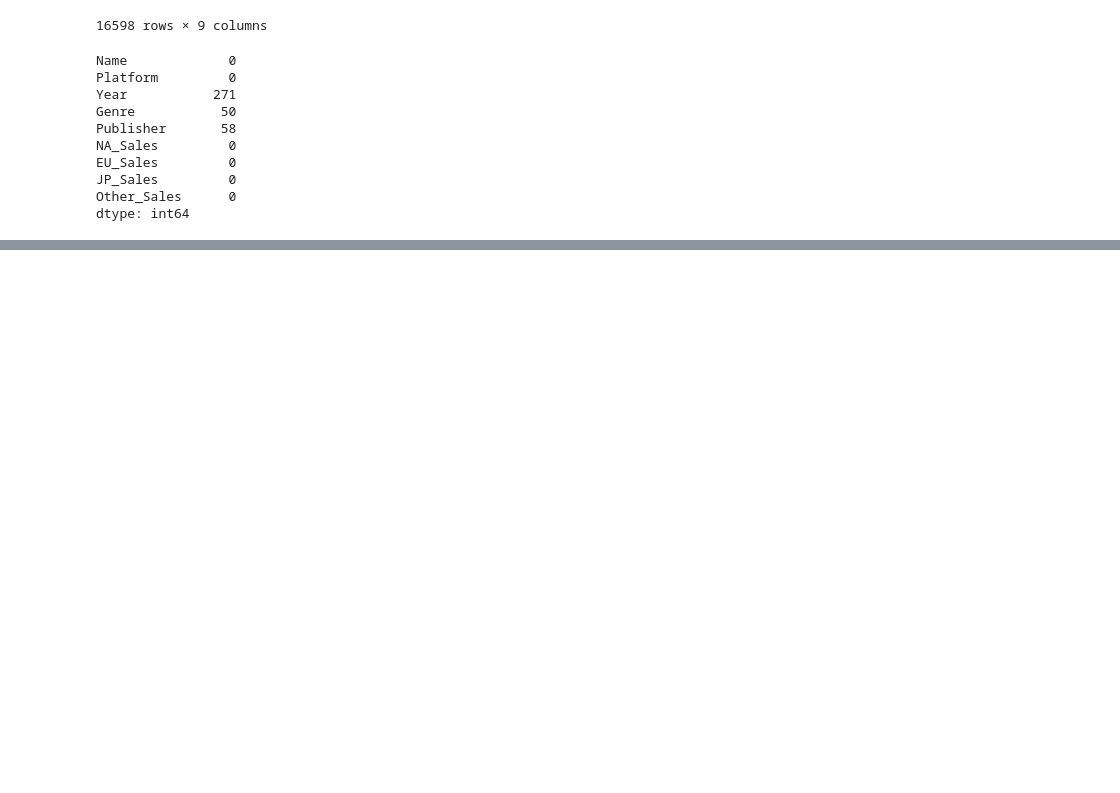
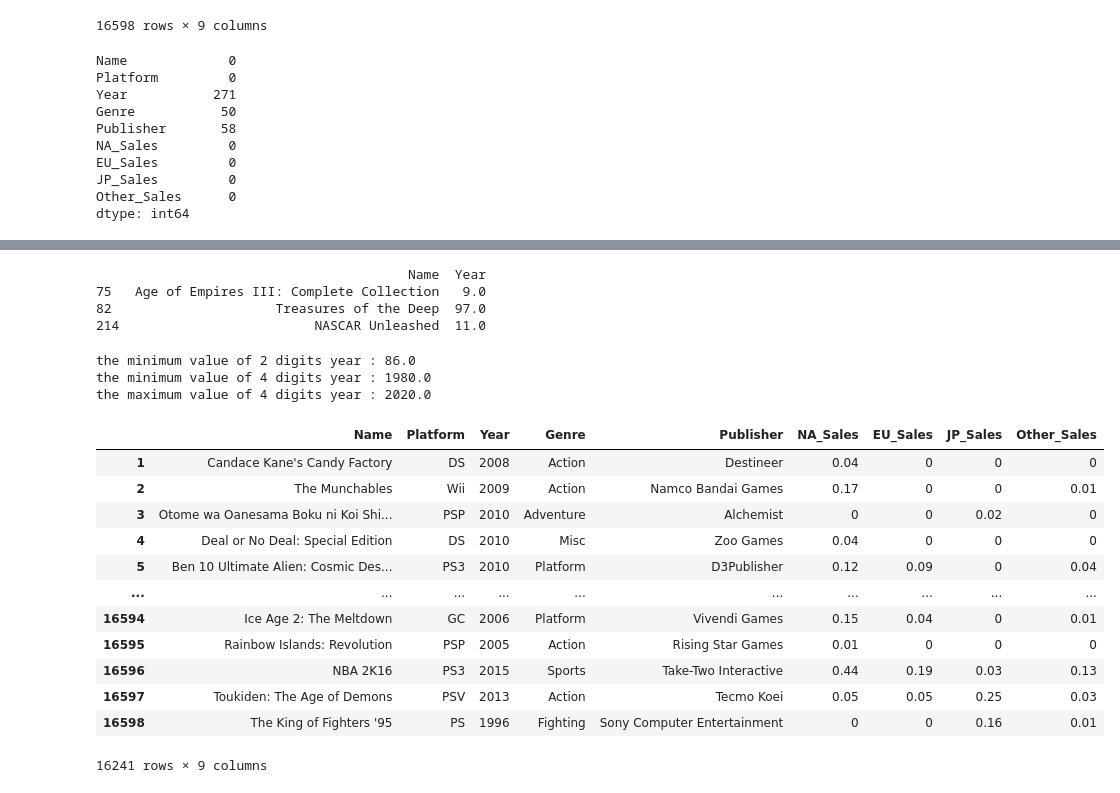
Before and after one commit to sangwook4kim/PROJ_1_VIDEOGAMES, a Jupyter notebook: ai07-sc1-proj1.ipynb, the cells around one changed output, grey strips where cells are left out. Cells and saved outputs as stored; diff of their text form; code cells hidden in the pictures; blank space fills up the shorter version.

```diff
--- a/ai07-sc1-proj1.ipynb
+++ b/ai07-sc1-proj1.ipynb
@@ -203,0 +112,52 @@ df2.describe()
+# %%
+# 2-1) change dtype : Year (float -> datetime)
+
+print(df2[df2['Year'] < 1000][['Name', 'Year']].head(3))
+
+# Release of Age of Empires III: Complete Collection = 9 -> 2009 (https://www.amazon.com/Age-Empires-III-Complete-Collection-Pc/dp/B002MUO6CE)
+# Release of Tresures of the Deep = 97 -> 1997 (https://en.wikipedia.org/wiki/Treasures_of_the_Deep)
+# Release of NASCAR Unleashed = 11 -> 2011 (https://en.wikipedia.org/wiki/NASCAR_Unleashed)
+# %% [output]
+                                        Name  Year
+75   Age of Empires III: Complete Collection   9.0
+82                     Treasures of the Deep  97.0
+214                         NASCAR Unleashed  11.0
+# %%
+print('the minimum value of 2 digits year :', df2[df2['Year'] > 50]['Year'].min())
+print('the minimum value of 4 digits year :', df2[df2['Year'] > 1000]['Year'].min())
+print('the maximum value of 4 digits year :', df2[df2['Year'] > 1000]['Year'].max())
+
+# The Range of Year : 1980 - 2020
+# %% [output]
+the minimum value of 2 digits year : 86.0
+the minimum value of 4 digits year : 1980.0
+the maximum value of 4 digits year : 2020.0
+# %%
+import datetime
+
+def float_to_date(value):
+
+    if value >= 80 and value <= 99:
+        value += 1900
+    elif value >= 0 and value <= 20:
+        value += 2000
+
+    return datetime.datetime.strptime(str(int(value)), '%Y').strftime('%Y')
+
+df2['Year'] = df2['Year'].apply(float_to_date)
+
+df2
+# %% [output]
+|  | Name | Platform | Year | Genre | Publisher | NA_Sales | EU_Sales | JP_Sales | Other_Sales |
+| 1 | Candace Kane's Candy Factory | DS | 2008 | Action | Destineer | 0.04 | 0 | 0 | 0 |
+| 2 | The Munchables | Wii | 2009 | Action | Namco Bandai Games | 0.17 | 0 | 0 | 0.01 |
+| 3 | Otome wa Oanesama Boku ni Koi Shi... | PSP | 2010 | Adventure | Alchemist | 0 | 0 | 0.02 | 0 |
+| 4 | Deal or No Deal: Special Edition | DS | 2010 | Misc | Zoo Games | 0.04 | 0 | 0 | 0 |
+| 5 | Ben 10 Ultimate Alien: Cosmic Des... | PS3 | 2010 | Platform | D3Publisher | 0.12 | 0.09 | 0 | 0.04 |
+| ... | ... | ... | ... | ... | ... | ... | ... | ... | ... |
+| 16594 | Ice Age 2: The Meltdown | GC | 2006 | Platform | Vivendi Games | 0.15 | 0.04 | 0 | 0.01 |
+| 16595 | Rainbow Islands: Revolution | PSP | 2005 | Action | Rising Star Games | 0.01 | 0 | 0 | 0 |
+| 16596 | NBA 2K16 | PS3 | 2015 | Sports | Take-Two Interactive | 0.44 | 0.19 | 0.03 | 0.13 |
+| 16597 | Toukiden: The Age of Demons | PSV | 2013 | Action | Tecmo Koei | 0.05 | 0.05 | 0.25 | 0.03 |
+| 16598 | The King of Fighters '95 | PS | 1996 | Fighting | Sony Computer Entertainment | 0 | 0 | 0.16 | 0.01 |
+16241 rows × 9 columns
```
Also changed, not shown: parts of 21 cells of this notebook.
